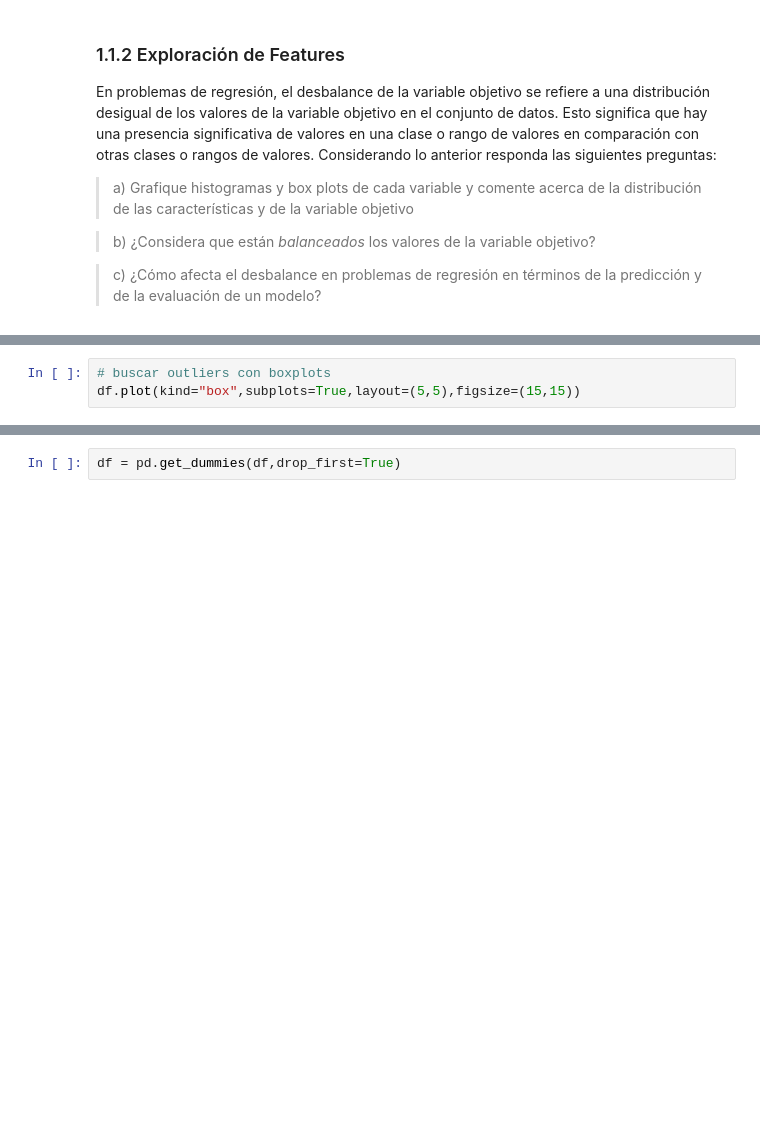
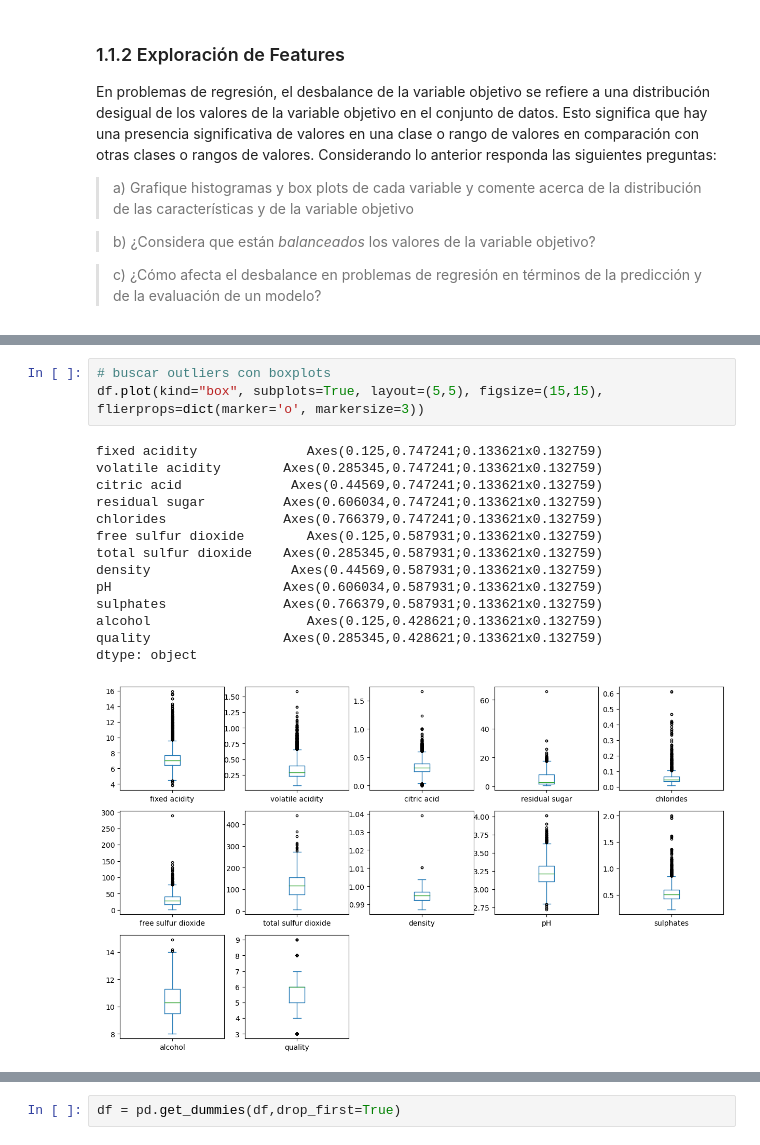
Before and after one commit to Diego-Astaburuaga/Tarea-2-IML, a Jupyter notebook: Enunciado_Tarea_2_Pregunta_1.ipynb, the cells around one changed output, grey strips where cells are left out. Drawn from its saved outputs; the diff is of its cells as text; blank space fills up the shorter version.

```diff
--- a/Enunciado_Tarea_2_Pregunta_1.ipynb
+++ b/Enunciado_Tarea_2_Pregunta_1.ipynb
@@ -133,3 +161,18 @@ df.hist(figsize=(15,15), layout=(4,4), bins=20)
 # %%
 # buscar outliers con boxplots
-df.plot(kind="box",subplots=True,layout=(5,5),figsize=(15,15))
+df.plot(kind="box", subplots=True, layout=(5,5), figsize=(15,15), flierprops=dict(marker='o', markersize=3))
+# %% [output]
+fixed acidity              Axes(0.125,0.747241;0.133621x0.132759)
+volatile acidity        Axes(0.285345,0.747241;0.133621x0.132759)
+citric acid              Axes(0.44569,0.747241;0.133621x0.132759)
+residual sugar          Axes(0.606034,0.747241;0.133621x0.132759)
+chlorides               Axes(0.766379,0.747241;0.133621x0.132759)
+free sulfur dioxide        Axes(0.125,0.587931;0.133621x0.132759)
+total sulfur dioxide    Axes(0.285345,0.587931;0.133621x0.132759)
+density                  Axes(0.44569,0.587931;0.133621x0.132759)
+pH                      Axes(0.606034,0.587931;0.133621x0.132759)
+sulphates               Axes(0.766379,0.587931;0.133621x0.132759)
+alcohol                    Axes(0.125,0.428621;0.133621x0.132759)
+quality                 Axes(0.285345,0.428621;0.133621x0.132759)
+dtype: object
+[figure, added]
```
Also changed, not shown: parts of 8 cells of this notebook.
